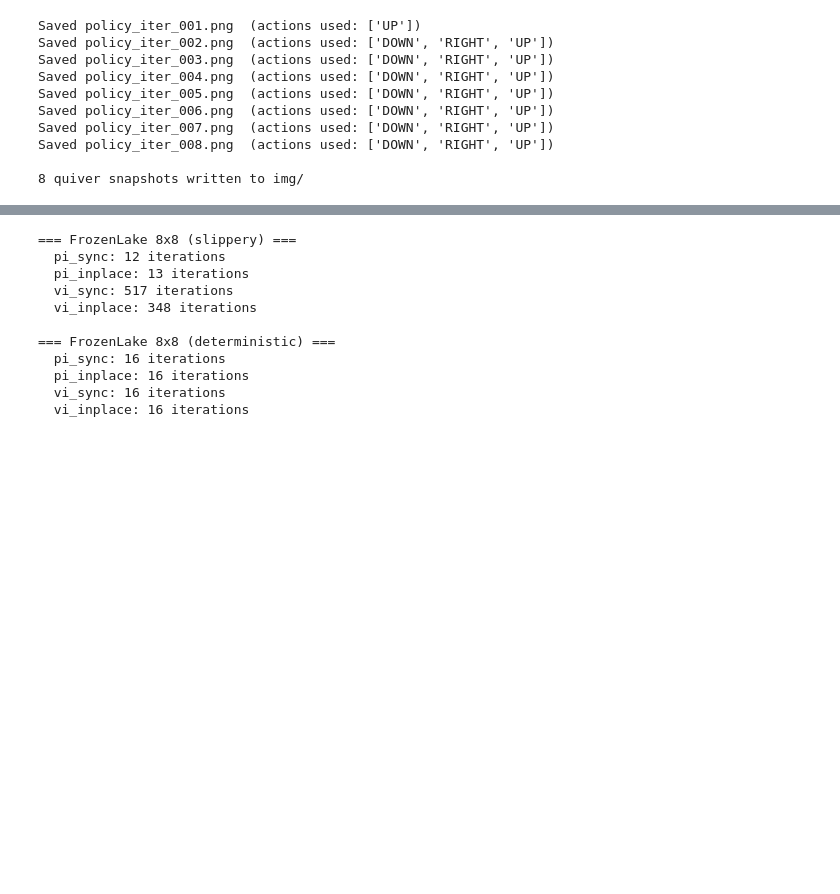
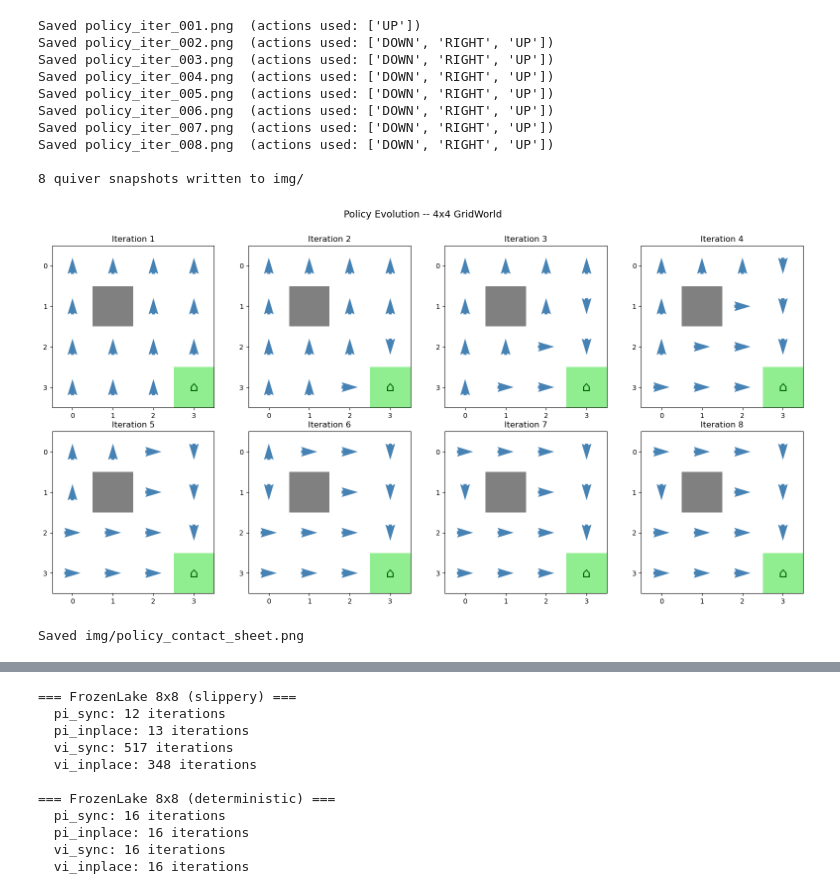
Before and after one commit to craig-rudman/MSDS684, a Jupyter notebook: W2/notebook/Lab 2 development.ipynb, the cells around one changed output, grey strips where cells are left out. Saved outputs shown, nothing was run; the diff lists cells and outputs as text; code cells hidden in the pictures; blank space fills up the shorter version.

```diff
--- a/W2/notebook/Lab 2 development.ipynb
+++ b/W2/notebook/Lab 2 development.ipynb
@@ -64,15 +89,7 @@ print("Configurable rewards, obstacles, and dynamics: OK")
 Configurable rewards, obstacles, and dynamics: OK
 # %%
 # DONE: Include support for stochastic transitions
-env_stoch = GridWorld(
-    size=4,
-    obstacles=[],
-    rewards={(3, 3): 1.0},
-    default_reward=-1,
-    terminal_states=[(3, 3)],
-    stochastic=True,
-    intended_prob=0.5,
-)
+env_stoch = make_dev_env(stochastic=True, intended_prob=0.5, obstacles=[])
 
 P = env_stoch.get_transition_model()
 s = env_stoch.rc_to_state(1, 1)  # interior cell, no boundary effects
@@ -295,7 +312,7 @@ All value functions and policies are NumPy arrays: OK
 viz = GridWorldVisualizer(env)
 
 # Run solver and collect iteration history
-vi = ValueIteration(env, gamma=0.99, theta=1e-8)
+vi = ValueIteration(env, gamma=GAMMA, theta=THETA)
 V, policy = vi.solve(mode="sync")
 
 # Save a heatmap for each iteration snapshot
@@ -350,6 +367,34 @@ Saved policy_iter_007.png  (actions used: ['DOWN', 'RIGHT', 'UP'])
 Saved policy_iter_008.png  (actions used: ['DOWN', 'RIGHT', 'UP'])
 
 8 quiver snapshots written to img/
+# %%
+# Post-processing: tile quiver plots into a contact sheet
+n = len(pi.policy_history)
+cols = min(n, 4)
+rows = (n + cols - 1) // cols
+
+fig, axes = plt.subplots(rows, cols, figsize=(4 * cols, 4 * rows))
+axes = np.atleast_2d(axes)
+
+viz = GridWorldVisualizer(env)
+for i, pol_snap in enumerate(pi.policy_history):
+    r, c = divmod(i, cols)
+    ax = axes[r, c]
+    viz.plot_policy(pol_snap, title=f"Iteration {i + 1}", ax=ax)
+
+# Hide unused subplots
+for j in range(n, rows * cols):
+    r, c = divmod(j, cols)
+    axes[r, c].set_visible(False)
+
+fig.suptitle(f"Policy Evolution -- {env.size}x{env.size} GridWorld", fontsize=14, y=1.01)
+fig.tight_layout()
+fig.savefig("../img/policy_contact_sheet.png", dpi=150, bbox_inches="tight")
+plt.show()
+print("Saved img/policy_contact_sheet.png")
+# %% [output]
+[figure, added]
+Saved img/policy_contact_sheet.png
 # %%
 # DONE: Visualize convergence curves comparing iteration count and wall-clock time
 viz = GridWorldVisualizer(env)
```
Also changed, not shown: parts of 14 cells of this notebook, 4 other files.
